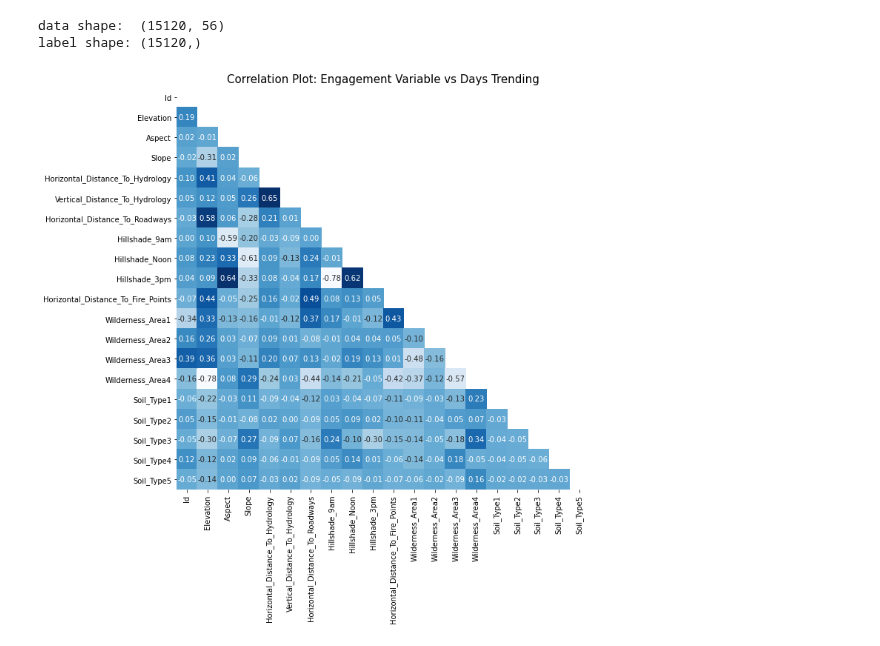
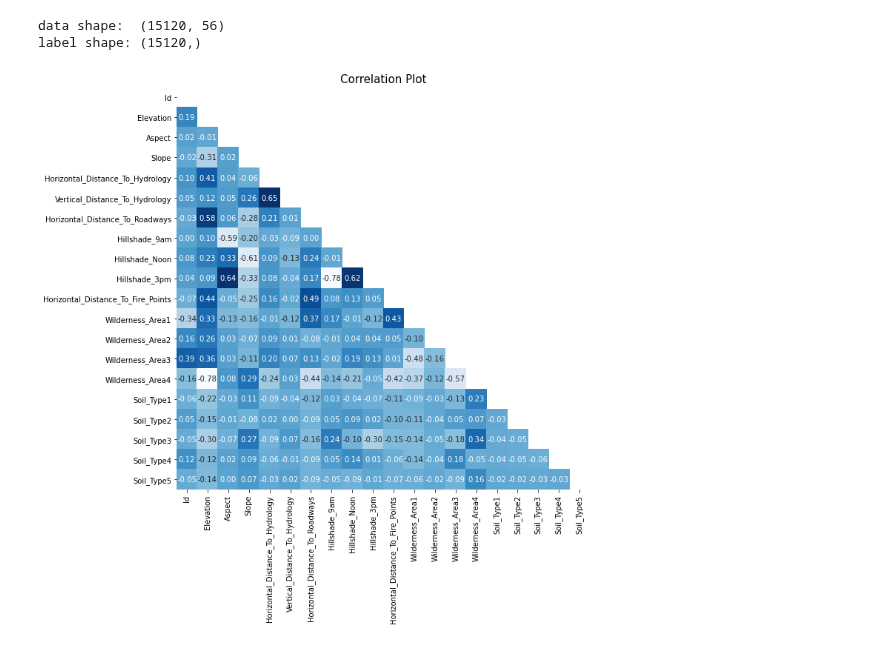
Before and after one commit to sams-data/mids-w207_9_sp22_forest_cover_classification, a Jupyter notebook: oren_finalprojectbaseline.ipynb, the cells around one changed output. Saved outputs shown, nothing was run; the diff lists cells and outputs as text; code cells hidden in the pictures.

```diff
--- a/oren_finalprojectbaseline.ipynb
+++ b/oren_finalprojectbaseline.ipynb
@@ -100,24 +100,24 @@ label shape: (15120,)
 # %%
 # correlation plot
 corr = train_df.iloc[:, 0:20].corr()
 
 # make mask (only plot lower left triangle)
 mask = np.ones_like(corr,dtype = np.bool)
 mask = np.triu(mask)
 
 # plot the heatmap
 fig, ax = plt.subplots(figsize=(10,10))
 sns.heatmap(corr,
         xticklabels=corr.columns,
         yticklabels=corr.columns,
         mask = mask,
         annot=True,
         fmt='.2f',
         cmap="Blues",
         cbar=False)
 
-plt.title('Correlation Plot: Engagement Variable vs Days Trending',size=15)
+plt.title('Correlation Plot',size=15)
 plt.show()
 pass
 # %% [output]
-[figure, old version]
+[figure, new version]
```
